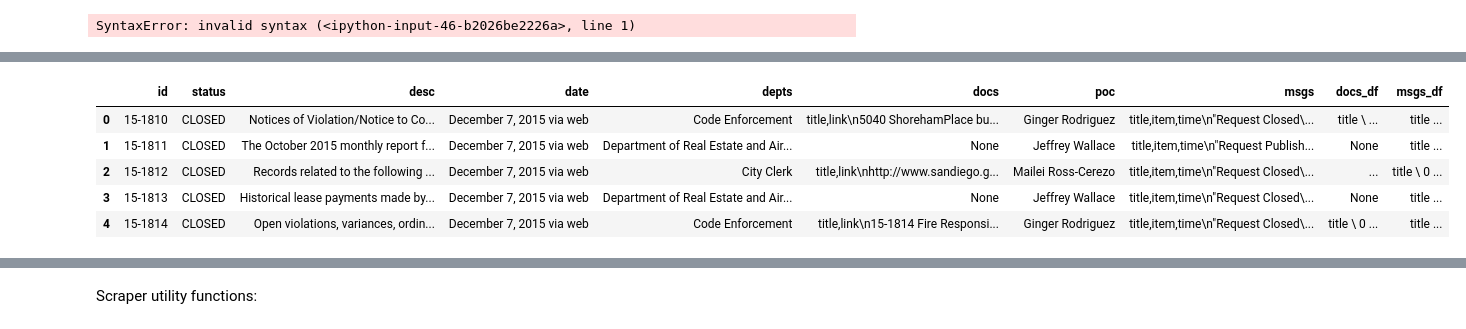
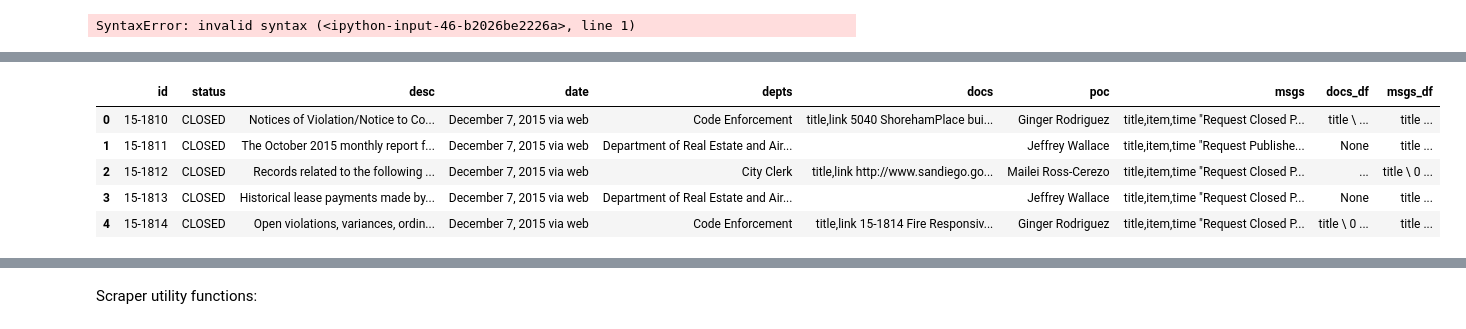
Before and after one commit to Saikrishna-Achalla/police-records-analysis, a Jupyter notebook: steven/nextrequest-selenium.ipynb, the cells around one changed output, grey strips where cells are left out. Drawn from its saved outputs; the diff is of its cells as text; code cells hidden in the pictures.

Commit message:
Second test run of Selenium webscraper - complete dataset scraped

```diff
--- a/steven/nextrequest-selenium.ipynb
+++ b/steven/nextrequest-selenium.ipynb
@@ -296,3 +172,6 @@ sd_requests_df = pd.DataFrame(sd_requests).drop_duplicates()
 # Create a zipped CSV file of the DataFrame
 compression_opts = dict(method='zip', archive_name='sd_requests.csv')
 sd_requests_df.to_csv('data/sd_requests.zip', index=False, compression=compression_opts)
+# %%
+# Check to make sure the CSV file was properly created
+test_df = pd.read_csv(zipfile.ZipFile('data/sd_requests.zip', 'r').open('sd_requests.csv'))
@@ -298,0 +194,3 @@ sd_requests_df.to_csv('data/sd_requests.zip', index=False, compression=compressi
+# %%
+test_df = test_df.convert_dtypes().fillna('')
+test_df
@@ -299,12 +211,12 @@ sd_requests_df.to_csv('data/sd_requests.zip', index=False, compression=compressi
 # %%
 csv_to_df = lambda csv: pd.read_csv(StringIO(csv)) if csv else None
-sd_requests_df['docs_df'] = sd_requests_df['docs'].apply(csv_to_df)
-sd_requests_df['msgs_df'] = sd_requests_df['msgs'].apply(csv_to_df)
-sd_requests_df.head()
+test_df['docs_df'] = test_df['docs'].apply(csv_to_df)
+test_df['msgs_df'] = test_df['msgs'].apply(csv_to_df)
+test_df.head()
 # %% [output]
 |  | id | status | desc | date | depts | docs | poc | msgs | docs_df | msgs_df |
-| 0 | 15-1810 | CLOSED | Notices of Violation/Notice to Co... | December 7, 2015 via web | Code Enforcement | title,link\n5040 ShorehamPlace bu... | Ginger Rodriguez | title,item,time\n"Request Closed\... | title \ ... | title ... |
-| 1 | 15-1811 | CLOSED | The October 2015 monthly report f... | December 7, 2015 via web | Department of Real Estate and Air... | None | Jeffrey Wallace | title,item,time\n"Request Publish... | None | title ... |
-| 2 | 15-1812 | CLOSED | Records related to the following ... | December 7, 2015 via web | City Clerk | title,link\nhttp://www.sandiego.g... | Mailei Ross-Cerezo | title,item,time\n"Request Closed\... | ... | title \ 0 ... |
-| 3 | 15-1813 | CLOSED | Historical lease payments made by... | December 7, 2015 via web | Department of Real Estate and Air... | None | Jeffrey Wallace | title,item,time\n"Request Closed\... | None | title ... |
-| 4 | 15-1814 | CLOSED | Open violations, variances, ordin... | December 7, 2015 via web | Code Enforcement | title,link\n15-1814 Fire Responsi... | Ginger Rodriguez | title,item,time\n"Request Closed\... | title \ 0 ... | title ... |
+| 0 | 15-1810 | CLOSED | Notices of Violation/Notice to Co... | December 7, 2015 via web | Code Enforcement | title,link 5040 ShorehamPlace bui... | Ginger Rodriguez | title,item,time "Request Closed P... | title \ ... | title ... |
+| 1 | 15-1811 | CLOSED | The October 2015 monthly report f... | December 7, 2015 via web | Department of Real Estate and Air... |  | Jeffrey Wallace | title,item,time "Request Publishe... | None | title ... |
+| 2 | 15-1812 | CLOSED | Records related to the following ... | December 7, 2015 via web | City Clerk | title,link http://www.sandiego.go... | Mailei Ross-Cerezo | title,item,time "Request Closed P... | ... | title \ 0 ... |
+| 3 | 15-1813 | CLOSED | Historical lease payments made by... | December 7, 2015 via web | Department of Real Estate and Air... |  | Jeffrey Wallace | title,item,time "Request Closed P... | None | title ... |
+| 4 | 15-1814 | CLOSED | Open violations, variances, ordin... | December 7, 2015 via web | Code Enforcement | title,link 15-1814 Fire Responsiv... | Ginger Rodriguez | title,item,time "Request Closed P... | title \ 0 ... | title ... |
```
Also changed, not shown: parts of 11 cells of this notebook, 2 other files.
